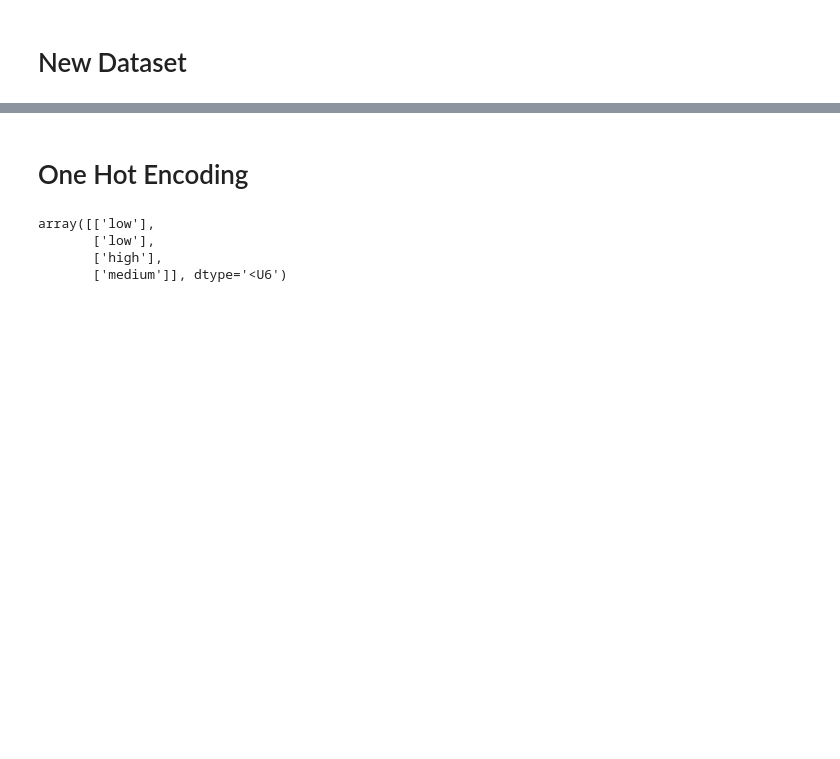
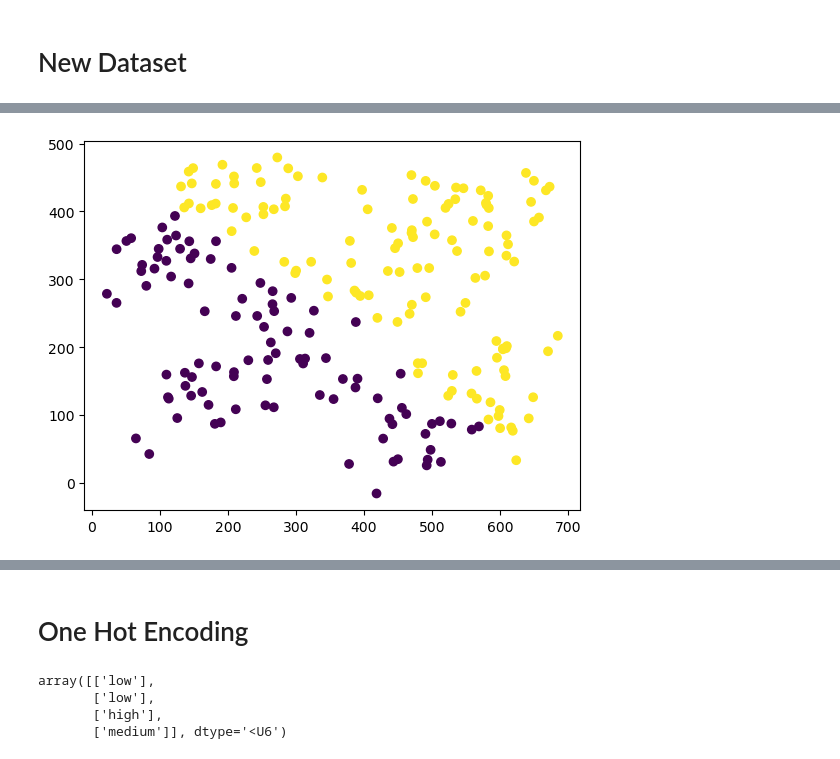
Before and after one commit to zyang91/calm-notebooks, a Jupyter notebook: scikit-prep/scikit-prepare.ipynb, the cells around one changed output, grey strips where cells are left out. Saved outputs shown, nothing was run; the diff lists cells and outputs as text; code cells hidden in the pictures; blank space fills up the shorter version.

```diff
--- a/scikit-prep/scikit-prepare.ipynb
+++ b/scikit-prep/scikit-prepare.ipynb
@@ -82,3 +90,18 @@ plt.scatter(X[:, 0], X[:, 1], c=y);
+# %%
+from sklearn.linear_model import LogisticRegression
+from sklearn.preprocessing import PolynomialFeatures
+from sklearn.pipeline import Pipeline
+
+pipe = Pipeline([
+    ("scale", QuantileTransformer(n_quantiles=100)),
+    ("model", LogisticRegression())
+
+])
+
+pred = pipe.fit(X, y).predict(X)
+plt.scatter(X[:, 0], X[:, 1], c=pred);
+# %% [output]
+[figure, added]
 # %%
 from sklearn.linear_model import LogisticRegression
 from sklearn.preprocessing import PolynomialFeatures
```
Also changed, not shown: parts of 11 cells of this notebook.
